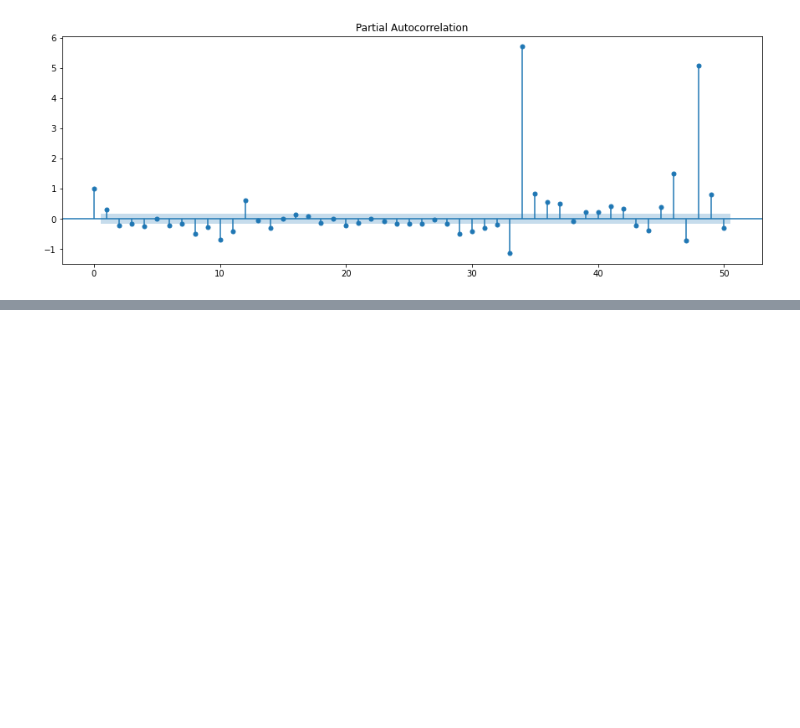
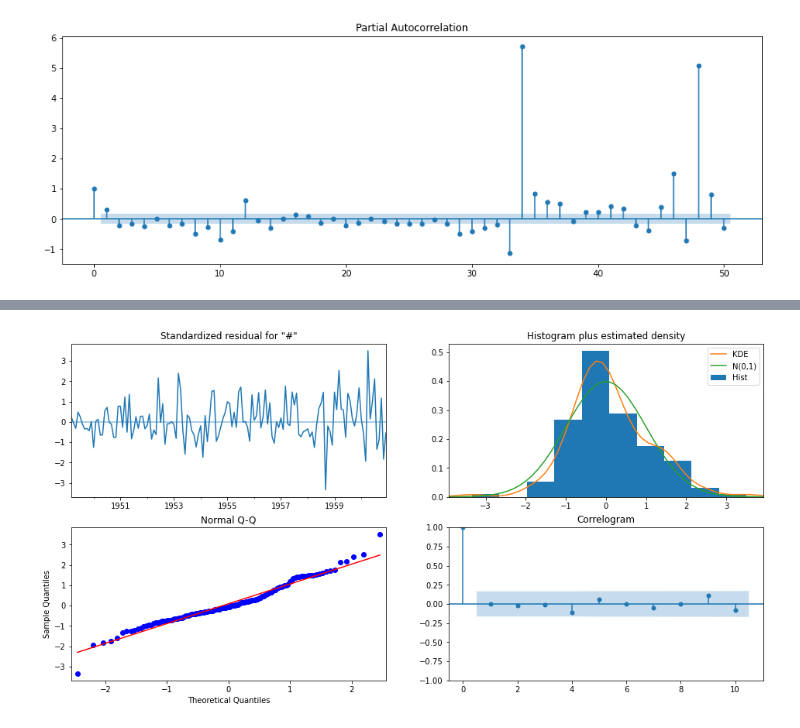
Before and after one commit to Pramod-Kumar808/time_series, a Jupyter notebook: timeseries.ipynb, the cells around one changed output, grey strips where cells are left out. Drawn from its saved outputs; the diff is of its cells as text; code cells hidden in the pictures; blank space fills up the shorter version.

```diff
--- a/timeseries.ipynb
+++ b/timeseries.ipynb
@@ -189,0 +271,6 @@ _ = plot_pacf(df_1_diff, lags=50)
+# %%
+from statsmodels.tsa.arima.model import ARIMA
+
+mod = sm.tsa.arima.ARIMA(stationary_data, order=(14, 0, 0))
+res = mod.fit()
+print(res.summary())
@@ -189,0 +295,5 @@ _ = plot_pacf(df_1_diff, lags=50)
+# %%
+res.plot_diagnostics(figsize=(16, 8))
+plt.show()
+# %% [output]
+[figure, added]
```
Also changed, not shown: parts of 14 cells of this notebook.
